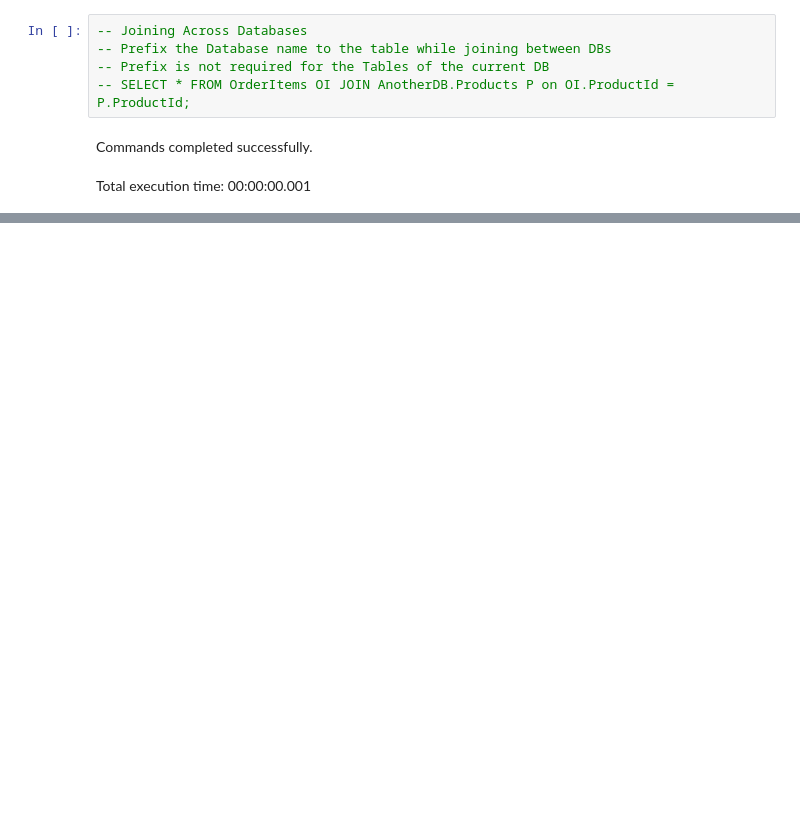
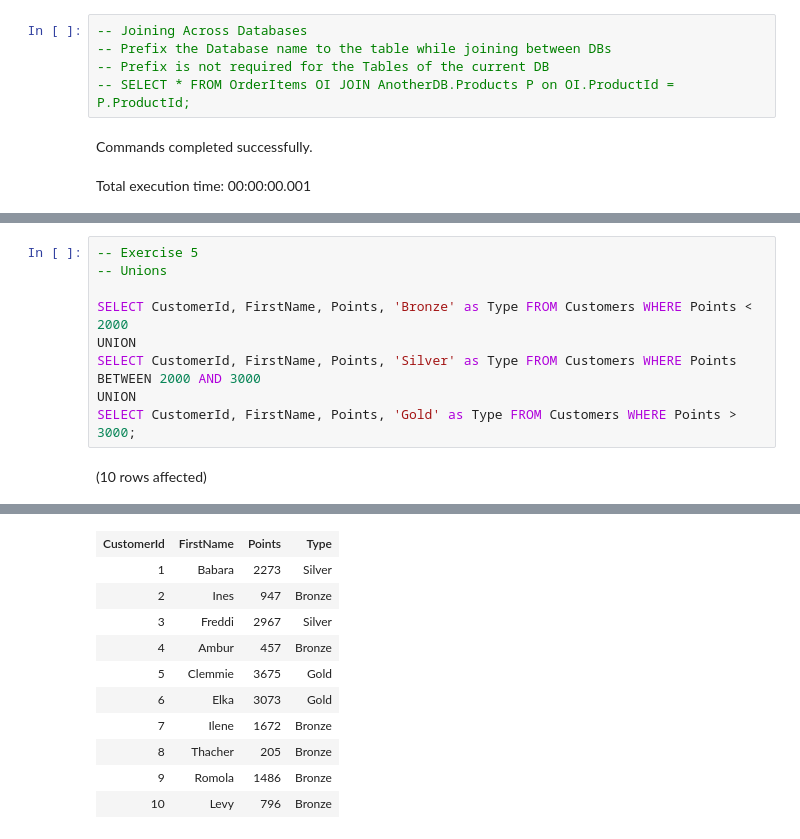
Before and after one commit to KarthikKumarDev/sql-practise, a Jupyter notebook: StoreDB/Multiple Tables.ipynb, the cells around one changed output, grey strips where cells are left out. Drawn from its saved outputs; the diff is of its cells as text; blank space fills up the shorter version.

```diff
--- a/StoreDB/Multiple Tables.ipynb
+++ b/StoreDB/Multiple Tables.ipynb
@@ -205,0 +306,11 @@ Total execution time: 00:00:00.006
+# %%
+-- Exercise 5
+-- Unions
+
+SELECT CustomerId, FirstName, Points, 'Bronze' as Type FROM Customers WHERE Points < 2000
+UNION
+SELECT CustomerId, FirstName, Points, 'Silver' as Type FROM Customers WHERE Points BETWEEN 2000 AND 3000
+UNION
+SELECT CustomerId, FirstName, Points, 'Gold' as Type FROM Customers WHERE Points > 3000;
+# %% [output]
+(10 rows affected)
@@ -205,0 +318,11 @@ Total execution time: 00:00:00.006
+| CustomerId | FirstName | Points | Type |
+| 1 | Babara | 2273 | Silver |
+| 2 | Ines | 947 | Bronze |
+| 3 | Freddi | 2967 | Silver |
+| 4 | Ambur | 457 | Bronze |
+| 5 | Clemmie | 3675 | Gold |
+| 6 | Elka | 3073 | Gold |
+| 7 | Ilene | 1672 | Bronze |
+| 8 | Thacher | 205 | Bronze |
+| 9 | Romola | 1486 | Bronze |
+| 10 | Levy | 796 | Bronze |
```
Also changed, not shown: parts of 15 cells of this notebook.
